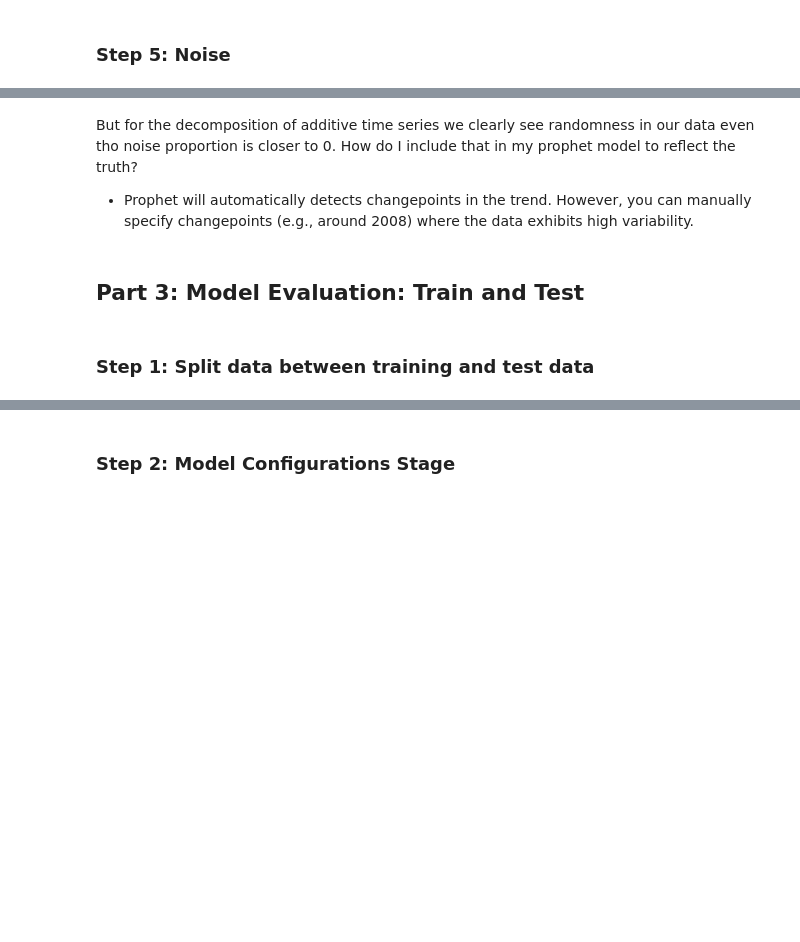
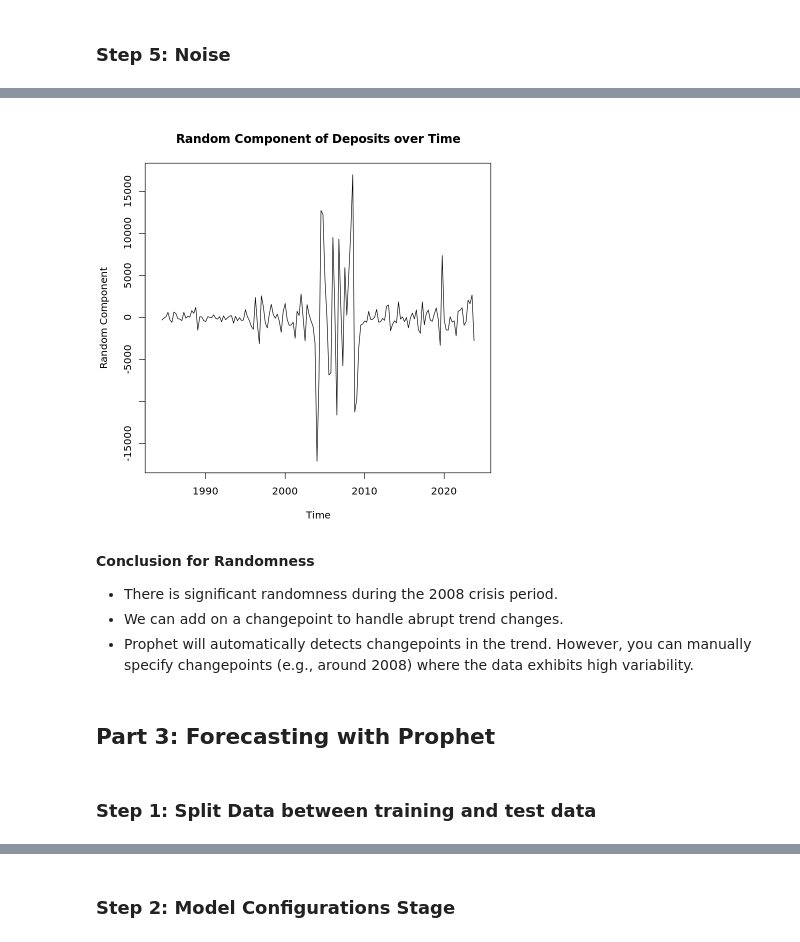
Before and after one commit to nzarama-kouadio/DUKE_MIDS_QFC_Final_Project, a Jupyter notebook: model_prediction/prophet_model.ipynb, the cells around one changed output, grey strips where cells are left out. Cells and saved outputs as stored; diff of their text form; code cells hidden in the pictures; blank space fills up the shorter version.

Commit message:
issues with fit prophet

```diff
--- a/model_prediction/prophet_model.ipynb
+++ b/model_prediction/prophet_model.ipynb
@@ -169,11 +175,13 @@ ggplot(deposit_levels, aes(x = time_as_date, y = deposits)) +
    - Lag = 52 for weekly data
 # %%
 # Step 1: Convert deposits into a time series object. ACF only takes in time series data.
-deposit_time_series <- ts(deposit_levels$deposits, start = deposit_levels$time_as_numeric, frequency = 4) # Quarterly frequency
+deposit_time_series <- ts(deposit_levels$deposits,
+                        start = c(1984, 1), # we could have put deposit_levels$time_as_numeric but later on when plotting randomness the x axis won't show time properly so we just hardcode to tell where X axis will start and with frequency it knows how to link X and Y.
+                        frequency = 4) # Quarterly frequency
 
 # Step 2: Subtract the trend component, since the trend dominates, remove it to isolate the seasonality
         # Decompose the trend: breaks down the trend
-deposit_decompose_trend <- decompose(deposit_time_series, type="additive")
+deposit_decompose_trend <- decompose(deposit_time_series, type="additive") # breaks down dataset into 4 categories: observed data, trend, seasonality and randomness plot(deposit_decompose_trend) to see all 4
         # Remove the trend from the time series data
 deposit_detrended <- deposit_time_series - deposit_decompose_trend$trend
 
@@ -254,9 +269,19 @@ ERROR: Error in is.data.frame(x): object 'decomposition' not found
+# %%
+# plot(deposit_decompose_trend) ==> from the ACF code above in step 3.a
+
+plot(deposit_decompose_trend$random,
+    xlab = "Time",
+    ylab = "Random Component",
+    main = "Random Component of Deposits over Time")
+# %% [output]
+[figure, added]
 # %% [markdown]
-But for the decomposition of additive time series we clearly see randomness in our data even tho noise proportion is closer to 0. How do I include that in my prophet model to reflect the truth?
-
+**Conclusion for Randomness**
+- There is significant randomness during the 2008 crisis period.
+- We can add on a changepoint to handle abrupt trend changes.
 - Prophet will automatically detects changepoints in the trend. However, you can manually specify changepoints (e.g., around 2008) where the data exhibits high variability.
-# %% [markdown]
-## Part 3: Model Evaluation: Train and Test
+# %% [markdown]
+## Part 3: Forecasting with Prophet
 # %% [markdown]
-### Step 1: Split data between training and test data
+### Step 1: Split Data between training and test data
 # %%
```
Also changed, not shown: parts of 26 cells of this notebook.
